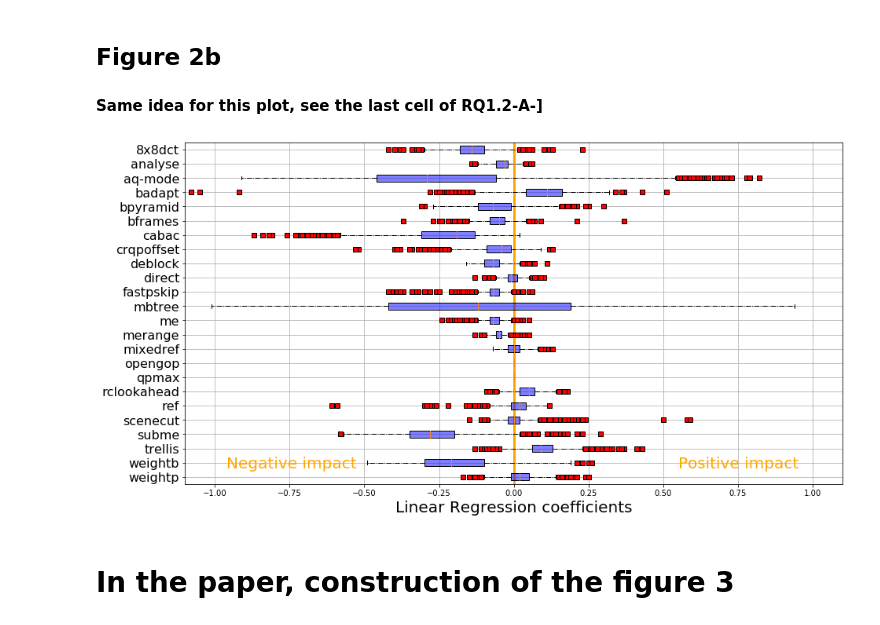
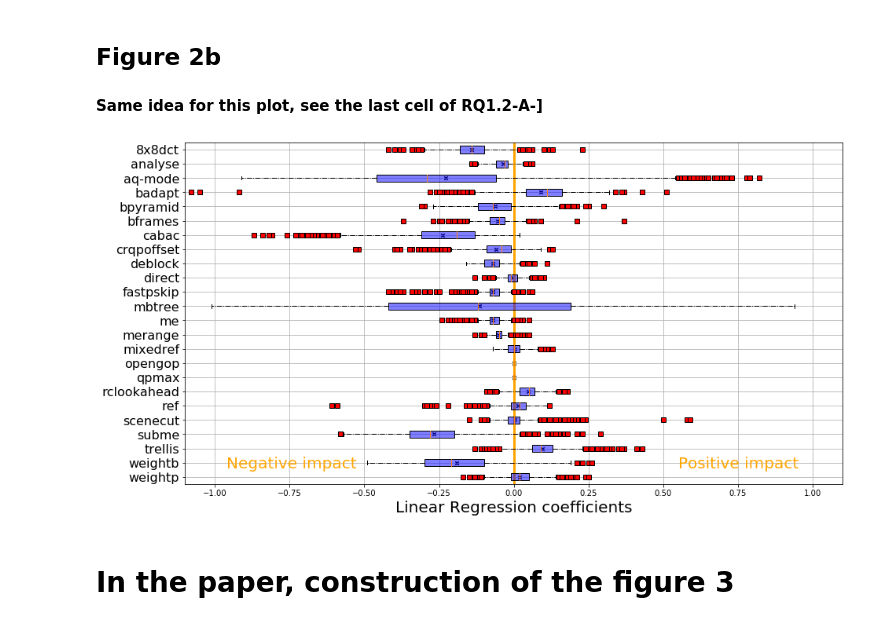
Before and after one commit to llesoil/input_sensitivity, a Jupyter notebook: src/main/bitrate.ipynb, the cells around one changed output. Saved outputs shown, nothing was run; the diff lists cells and outputs as text; code cells hidden in the pictures.

```diff
--- a/src/main/bitrate.ipynb
+++ b/src/main/bitrate.ipynb
@@ -663,34 +667,36 @@ listImp.sort(key=lambda tup: tup[2], reverse=True)
 
 names = [l[2] for l in listImp]
 
 to_replace_b4 = ["b_adapt", "b_pyramid", "chroma_qp_offset", "fast_pskip",
                  "me_range", "mixed_ref", "open_gop", "rc_lookahead"]
 to_replace_after = ["badapt", "bpyramid", "crqpoffset", "fastpskip",
                     "merange", "mixedref", "opengop", "rclookahead"]
 
 for n in range(len(to_replace_b4)):
     names[np.where(np.array(names, str) == to_replace_b4[n])[0][0]] = to_replace_after[n]
 
 red_square = dict(markerfacecolor='r', marker='s')
 plt.figure(figsize=(15,8))
 plt.grid()
+plt.scatter([np.mean(l[1]) for l in listImp], range(1, 1+len(listImp)),
+           marker="x", color = "black", alpha = 1, s = 20)
 plt.boxplot([l[1] for l in listImp], flierprops=red_square,
           vert=False, patch_artist=True, #widths=0.25,
           boxprops=dict(facecolor=(0,0,1,0.5),linewidth=1,edgecolor='k'),
           whiskerprops = dict(linestyle='-.',linewidth=1.0, color='black'))
 # A feature will have a positive impact on the bitrate associated to a video if his coefficient is positive
 # A feature will have a negative impact on the bitrate associated to a video if his coefficient is negative
 # The border or limit between these two ranges is the vertical line at x = 0
 plt.vlines(x = 0, ymin = 0.5, ymax = 24.5, color="orange", linewidth= 3)
 plt.text(s = "Negative impact", x = -0.96, y = 1.6, size = 20, color = 'orange')
 plt.text(s = "Positive impact", x = 0.55, y = 1.6, size = 20, color = 'orange')
 plt.xlabel("Linear Regression coefficients", size = 20)
 plt.yticks(range(1, len(listImp) + 1), names, size= 16)
 plt.xlim(-1.1, 1.1)
 plt.savefig("../../results/boxplot_features_imp_linear_"+predDimension+".png")
 plt.show()
 # %% [output]
-[figure, old version]
+[figure, new version]
 # %% [markdown]
 # In the paper, construction of the figure 3
 # %% [markdown]
```
Also changed, not shown: parts of 63 cells of this notebook, 30 other files.
